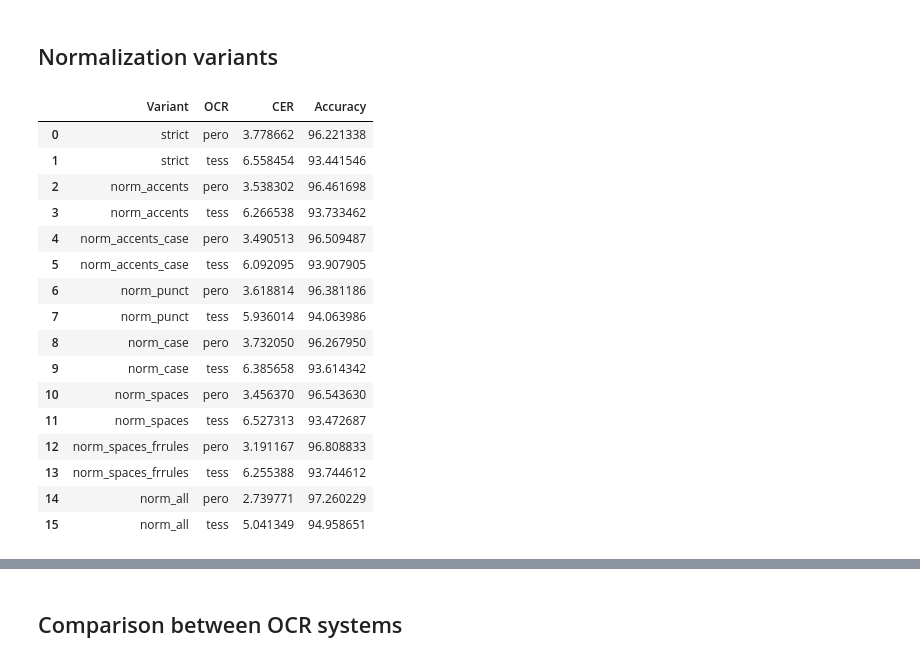
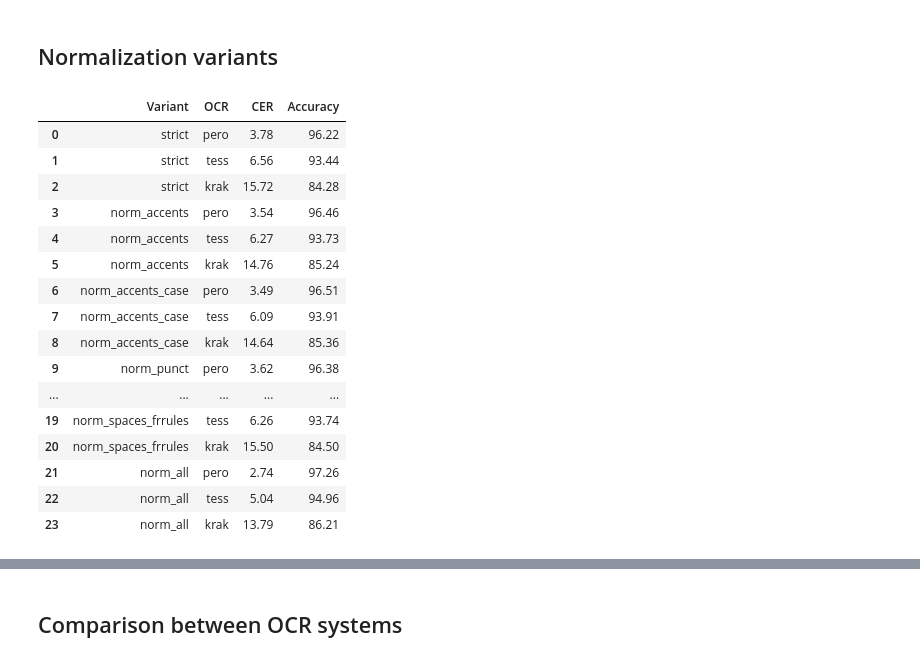
Before and after one commit to soduco/paper-ner-bench-das22, a Jupyter notebook: src/ocr/50-eval_ocr.ipynb, the cells around one changed output, grey strips where cells are left out. Cells and saved outputs as stored; diff of their text form; code cells hidden in the pictures.

```diff
--- a/src/ocr/50-eval_ocr.ipynb
+++ b/src/ocr/50-eval_ocr.ipynb
@@ -88,6 +89,7 @@ assert(krak.keys() <= ref.keys())
 # %%
 from text_utils import ocr_simplifications_for_evaluation
 # %%
+%%time
 variants = {
     "strict": lambda s: ocr_simplifications_for_evaluation(s,
                     normalize_spaces=False,
@@ -125,47 +127,52 @@ variants = {
                     remove_accents=True,
                     deduplicate_spaces=True,
                     apply_french_spacing_rules=True,
                     casefold=True),
 }
 
 ocr_preds = {
     "pero": pero,
     "tess": tess,
     "krak": krak,
 }
 
 
 summary = []
 for name, normalizer in variants.items():
     # print("="*20)
     # print(f"Variant: {name}")
 
     for ocr_name, ocr_pred in ocr_preds.items():
         stats = { k : OCRMetrics.align(normalizer(ref[k]), normalizer(ocr_pred[k])).stats for k in all_keys }
         data = [ (k[0], k[1], k[2], s.errors, s.reference_length, s.length, ocr_pred[k]) for k, s in stats.items() ]
         ocr_df = pd.DataFrame.from_records(data, columns=["Book", "Page", "Id", "Errors", "RefLength", "Length", "TextPred"] )
         ocr_df = ocr_df.set_index(["Book", "Page", "Id"])
         ocr_cer = ocr_df["Errors"].sum() / ocr_df["RefLength"].sum()
         summary.append((name, ocr_name, 100 * ocr_cer, 100 * (1 - ocr_cer)))
         # print(f"Variant: {name:18s} OCR: {ocr_name:5s} CER: {100 * ocr_cer:6.2f}% Accuracy: {100 * (1 - ocr_cer):6.2f}%")
 summary = pd.DataFrame.from_records(summary, columns=("Variant", "OCR", "CER", "Accuracy"))
 
-summary
+with pd.option_context('display.max_rows', 30,
+                       'display.max_columns', None,
+                       'display.width', 1000,
+                       'display.precision', 5,
+                       'display.colheader_justify', 'center'):
+    display(summary)
 # %% [output]
 |  | Variant | OCR | CER | Accuracy |
-| 0 | strict | pero | 3.778662 | 96.221338 |
-| 1 | strict | tess | 6.558454 | 93.441546 |
-| 2 | norm_accents | pero | 3.538302 | 96.461698 |
-| 3 | norm_accents | tess | 6.266538 | 93.733462 |
-| 4 | norm_accents_case | pero | 3.490513 | 96.509487 |
-| 5 | norm_accents_case | tess | 6.092095 | 93.907905 |
-| 6 | norm_punct | pero | 3.618814 | 96.381186 |
-| 7 | norm_punct | tess | 5.936014 | 94.063986 |
-| 8 | norm_case | pero | 3.732050 | 96.267950 |
-| 9 | norm_case | tess | 6.385658 | 93.614342 |
-| 10 | norm_spaces | pero | 3.456370 | 96.543630 |
-| 11 | norm_spaces | tess | 6.527313 | 93.472687 |
-| 12 | norm_spaces_frrules | pero | 3.191167 | 96.808833 |
-| 13 | norm_spaces_frrules | tess | 6.255388 | 93.744612 |
-| 14 | norm_all | pero | 2.739771 | 97.260229 |
-| 15 | norm_all | tess | 5.041349 | 94.958651 |
+| 0 | strict | pero | 3.78 | 96.22 |
+| 1 | strict | tess | 6.56 | 93.44 |
+| 2 | strict | krak | 15.72 | 84.28 |
+| 3 | norm_accents | pero | 3.54 | 96.46 |
+| 4 | norm_accents | tess | 6.27 | 93.73 |
+| 5 | norm_accents | krak | 14.76 | 85.24 |
+| 6 | norm_accents_case | pero | 3.49 | 96.51 |
+| 7 | norm_accents_case | tess | 6.09 | 93.91 |
+| 8 | norm_accents_case | krak | 14.64 | 85.36 |
+| 9 | norm_punct | pero | 3.62 | 96.38 |
+| ... | ... | ... | ... | ... |
+| 19 | norm_spaces_frrules | tess | 6.26 | 93.74 |
+| 20 | norm_spaces_frrules | krak | 15.50 | 84.50 |
+| 21 | norm_all | pero | 2.74 | 97.26 |
+| 22 | norm_all | tess | 5.04 | 94.96 |
+| 23 | norm_all | krak | 13.79 | 86.21 |
```
Also changed, not shown: parts of 13 cells of this notebook, 6 other files.
